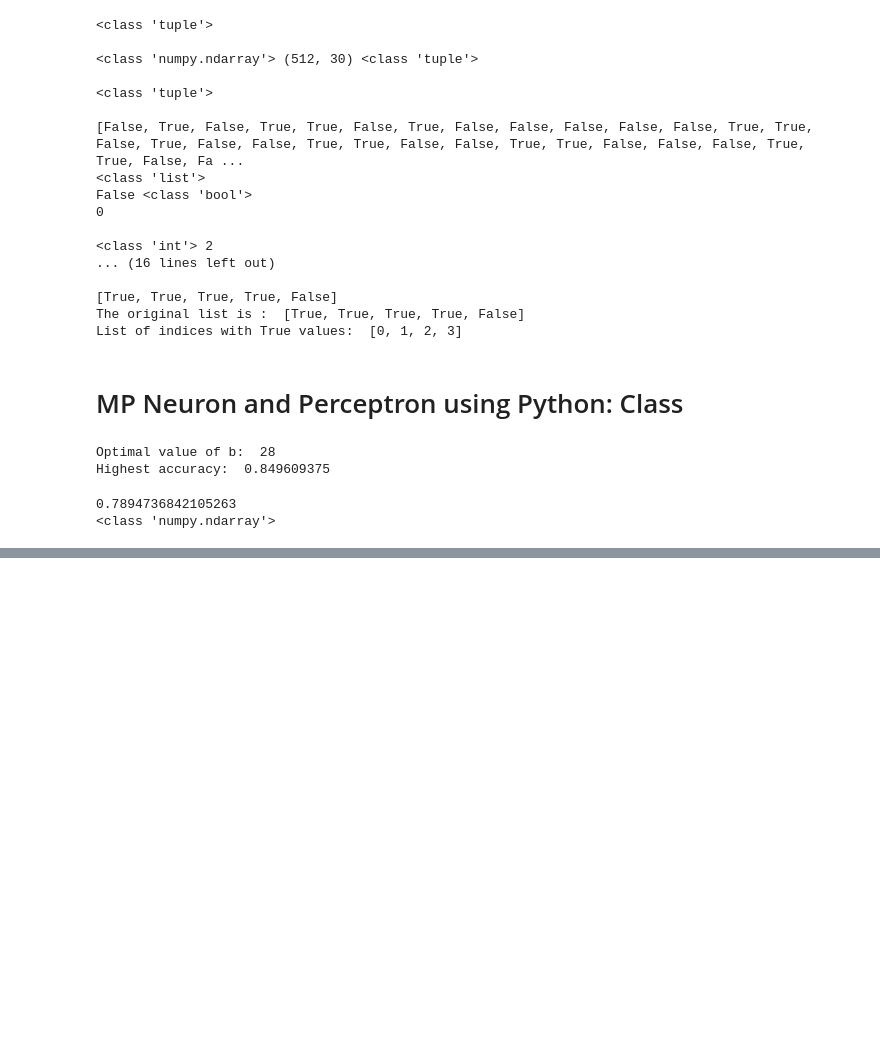
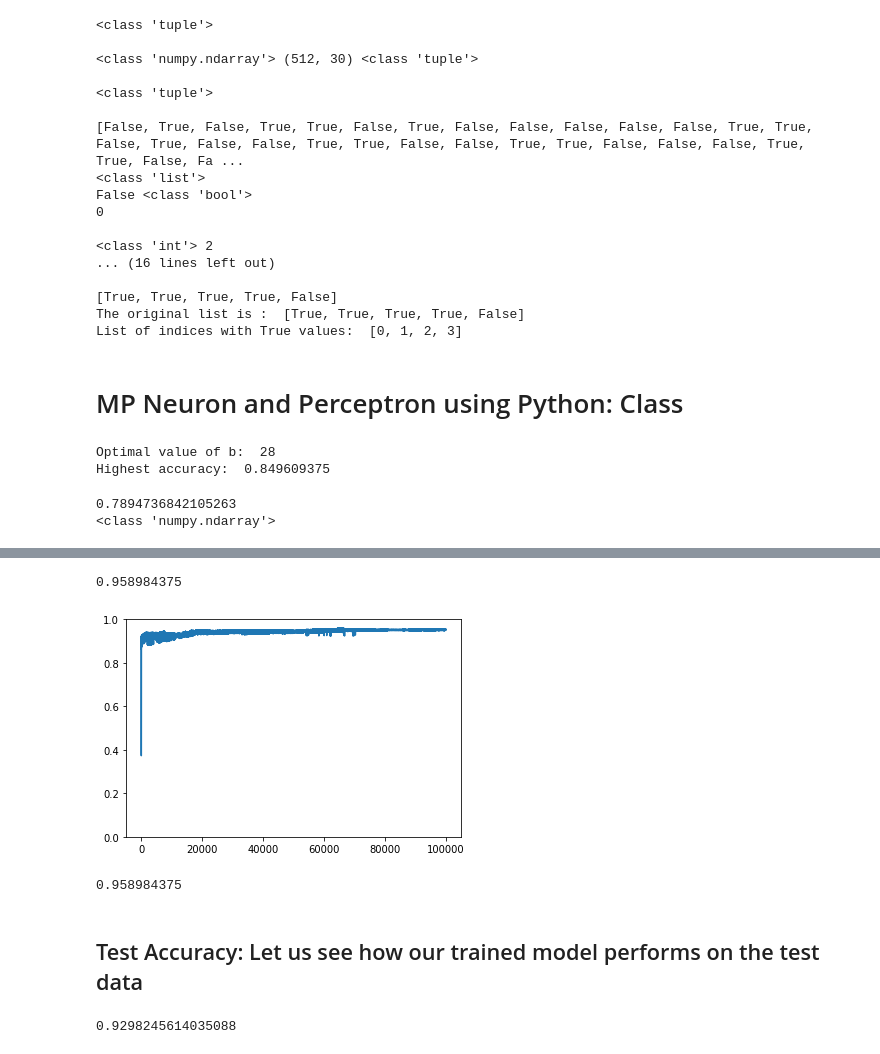
Before and after one commit to 4deepprk/mp_neuron, a Jupyter notebook: DL_102_Primitive_neurons.ipynb, the cells around one changed output, grey strips where cells are left out. Saved outputs shown, nothing was run; the diff lists cells and outputs as text; code cells hidden in the pictures; blank space fills up the shorter version.

```diff
--- a/DL_102_Primitive_neurons.ipynb
+++ b/DL_102_Primitive_neurons.ipynb
@@ -908,0 +1282,45 @@ print(type(Y_test_pred))
+# %%
+perceptron = Perceptron() # perceptron object is an instance of class Perceptron
+# Training the model and accuracy (model is learning)
+
+# We can see that the model runs with the parameters that gives the maximum accuracy seen
+# as we have used checkpoininting that saves the weights and bias of maximum accuracy
+# after running through different epochs across the dataset
+
+# Checkpoiting keeps track of best model seen and saving that model
+# Learning rate with a value less than 1 is passed as an argument to reduce the
+# the learning rate
+
+''' Oscillation seems improved after introducing learning rate which has a constant
+value below 1 and also improves the accuracy as we tune it diligently
+i.e., Learning rate is another hyperparameter along with epoch that helps in
+gradually increasing the accuracy of the model'''
+
+# We have two hyperparameters: epoch and learning rate for improving the
+# accuracy of the model along with the learning parameters associated with the
+# dataset such as weights and bias
+
+''' What we can infer from epoch and learning rate is that we need to tune these
+hyper-parameters such that we can extract the maximum performance of the model '''
+
+# epoch and learning rate both work in conjunction
+perceptron.fit(X_train, Y_train, 100000, 0.001)
+# Accuracy of training data set
+Y_pred_train = perceptron.predict(X_train)
+
+# Perceptron model takes real valued inputs and also it has increased the
+# complexity of the model so as to maximise the performance of the model that
+# can deal with over all dataset that takes in real inputs (rather than binarising data)
+# as well as real values for weights and bias
+print(accuracy_score(Y_pred_train, Y_train))
+# %% [output]
+0.958984375
+[figure, added]
+0.958984375
+# %% [markdown]
+## Test Accuracy: Let us see how our trained model performs on the test data
+# %%
+Y_pred_test = perceptron.predict(X_test)
+print(accuracy_score(Y_pred_test, Y_test))
+# %% [output]
+0.9298245614035088
```
Also changed, not shown: parts of 39 cells of this notebook.
